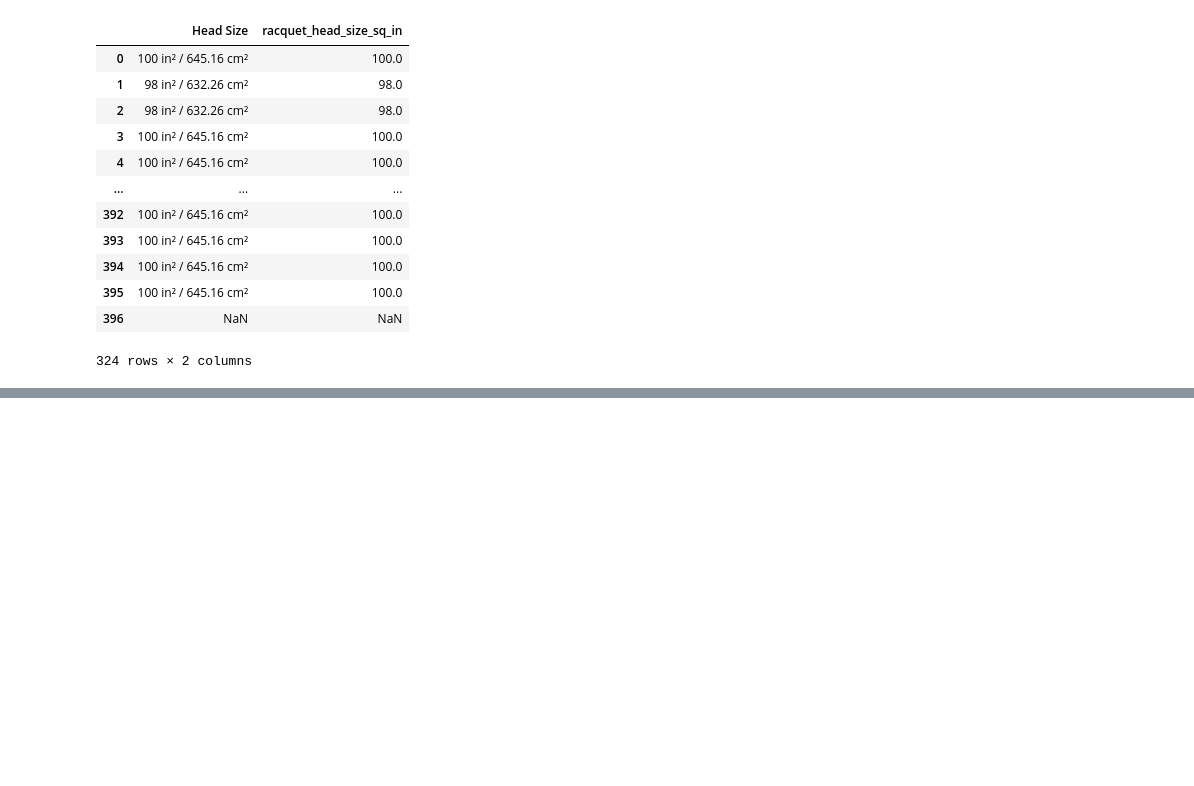
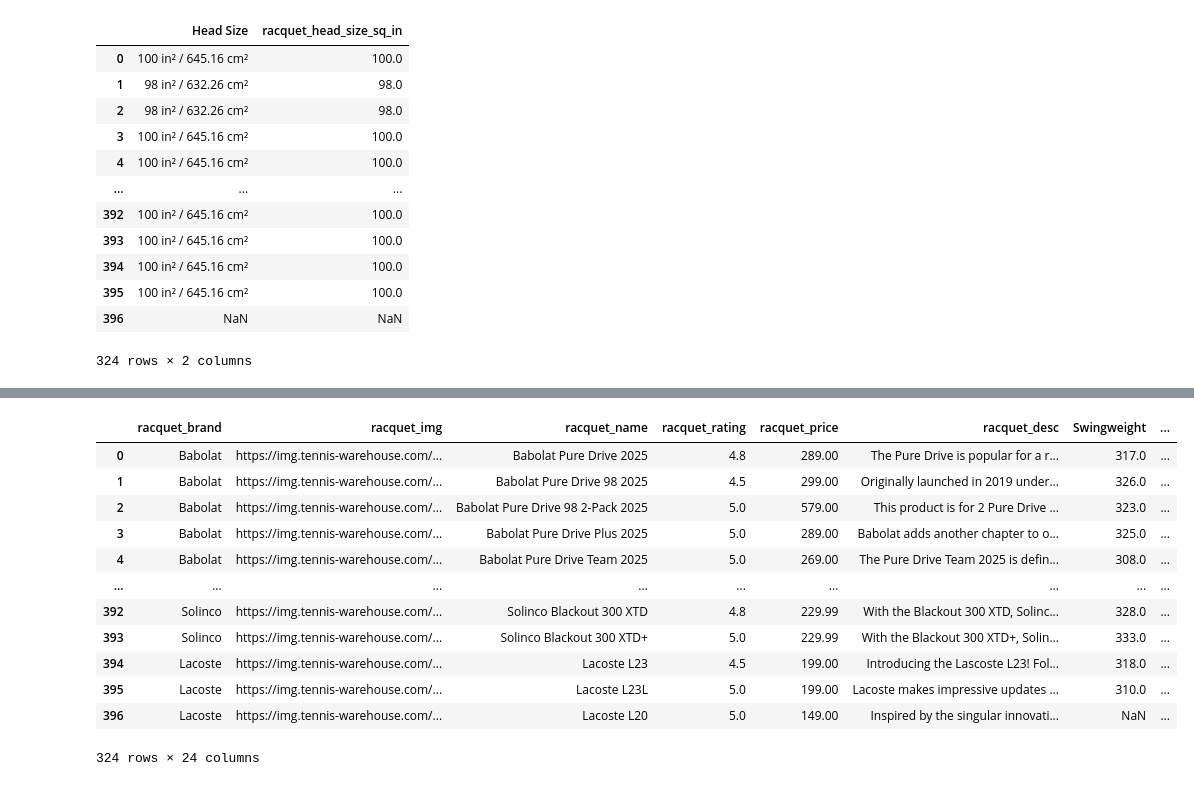
Before and after one commit to r0hankrishnan/racket-semantic-search, a Jupyter notebook: notebooks/04-rk-racquet-data-preprocessing.ipynb, the cells around one changed output, grey strips where cells are left out. Drawn from its saved outputs; the diff is of its cells as text; code cells hidden in the pictures; blank space fills up the shorter version.

Commit message:
Update 04-rk-racquet-data-preprocessing.ipynb
Finish processing str -> # columns. Create separate df for text embedding.

```diff
--- a/notebooks/04-rk-racquet-data-preprocessing.ipynb
+++ b/notebooks/04-rk-racquet-data-preprocessing.ipynb
@@ -302,0 +421,6 @@ Name: racquets_length_in, Length: 324, dtype: float64
+# %%
+str_cleaned_racquets["racquet_balance_in"] = (
+    str_cleaned_racquets["Balance"]\
+    .str.extract(r"(\d+(?:\.\d+)?)\s*in\b").
+    astype(float)
+)
@@ -302,0 +483,8 @@ Name: racquets_length_in, Length: 324, dtype: float64
+# %%
+str_cleaned_racquets['Stiffness'] = str_cleaned_racquets['Stiffness'].replace('N/A (very low)', np.nan)
+
+str_cleaned_racquets["Stiffness"] = str_cleaned_racquets["Stiffness"].astype(float)
+
+str_cleaned_racquets.rename(columns = {"Stiffness":"racquet_stiffness"}, inplace = True)
+
+str_cleaned_racquets["racquet_stiffness"]
@@ -302,0 +604,20 @@ Name: racquets_length_in, Length: 324, dtype: float64
+# %%
+# Written with help from ChatGPT
+
+def extract_tension_bounds(value):
+    lower = np.nan
+    upper = np.nan
+
+    if isinstance(value, str) and value.strip():
+        # Use regex to extract two numbers separated by '-'
+        match = re.search(r'(\d+)\s*-\s*(\d+)', value)
+        if match:
+            lower = float(match.group(1))
+            upper = float(match.group(2))
+
+    return pd.Series([lower, upper])
+
+# Apply function to create new columns
+str_cleaned_racquets[['racquet_tension_lower', 'racquet_tension_upper']] = str_cleaned_racquets['String Tension'].apply(extract_tension_bounds)
+
+str_cleaned_racquets[["String Tension", "racquet_tension_lower", "racquet_tension_upper"]]
@@ -302,0 +654,2 @@ Name: racquets_length_in, Length: 324, dtype: float64
+# %%
+trimmed_racquets = str_cleaned_racquets.copy()
@@ -302,0 +672,20 @@ Name: racquets_length_in, Length: 324, dtype: float64
+# %%
+#Drop Head Size, Length, Strung Weight, Balance, Beam Width, String Pattern, String Tension
+
+trimmed_racquets.drop(columns = ["Head Size", "Length", "Strung Weight", "Balance", "Beam Width", "String Pattern", "String Tension"], inplace = True)
+
+trimmed_racquets
+# %% [output]
+|  | racquet_brand | racquet_img | racquet_name | racquet_rating | racquet_price | racquet_desc | Swingweight | ... |
+| 0 | Babolat | https://img.tennis-warehouse.com/... | Babolat Pure Drive 2025 | 4.8 | 289.00 | The Pure Drive is popular for a r... | 317.0 | ... |
+| 1 | Babolat | https://img.tennis-warehouse.com/... | Babolat Pure Drive 98 2025 | 4.5 | 299.00 | Originally launched in 2019 under... | 326.0 | ... |
+| 2 | Babolat | https://img.tennis-warehouse.com/... | Babolat Pure Drive 98 2-Pack 2025 | 5.0 | 579.00 | This product is for 2 Pure Drive ... | 323.0 | ... |
+| 3 | Babolat | https://img.tennis-warehouse.com/... | Babolat Pure Drive Plus 2025 | 5.0 | 289.00 | Babolat adds another chapter to o... | 325.0 | ... |
+| 4 | Babolat | https://img.tennis-warehouse.com/... | Babolat Pure Drive Team 2025 | 5.0 | 269.00 | The Pure Drive Team 2025 is defin... | 308.0 | ... |
+| ... | ... | ... | ... | ... | ... | ... | ... | ... |
+| 392 | Solinco | https://img.tennis-warehouse.com/... | Solinco Blackout 300 XTD | 4.8 | 229.99 | With the Blackout 300 XTD, Solinc... | 328.0 | ... |
+| 393 | Solinco | https://img.tennis-warehouse.com/... | Solinco Blackout 300 XTD+ | 5.0 | 229.99 | With the Blackout 300 XTD+, Solin... | 333.0 | ... |
+| 394 | Lacoste | https://img.tennis-warehouse.com/... | Lacoste L23 | 4.5 | 199.00 | Introducing the Lascoste L23! Fol... | 318.0 | ... |
+| 395 | Lacoste | https://img.tennis-warehouse.com/... | Lacoste L23L | 5.0 | 199.00 | Lacoste makes impressive updates ... | 310.0 | ... |
+| 396 | Lacoste | https://img.tennis-warehouse.com/... | Lacoste L20 | 5.0 | 149.00 | Inspired by the singular innovati... | NaN | ... |
+324 rows × 24 columns
```
Also changed, not shown: parts of 34 cells of this notebook.
